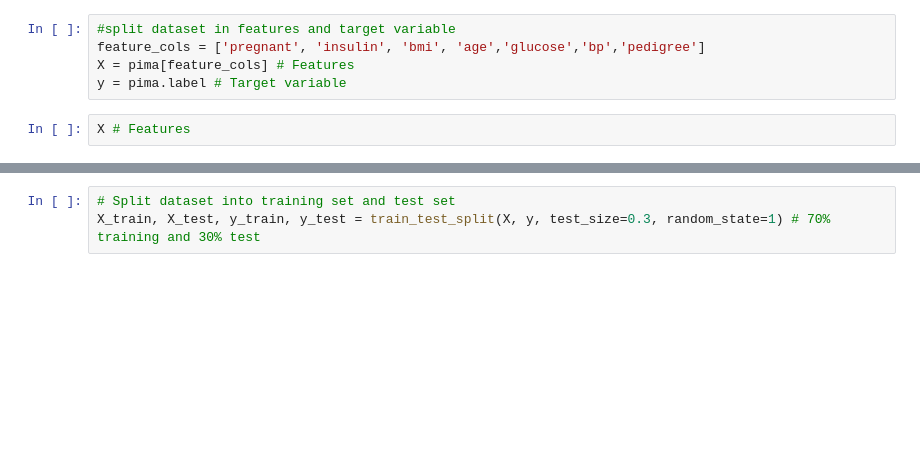
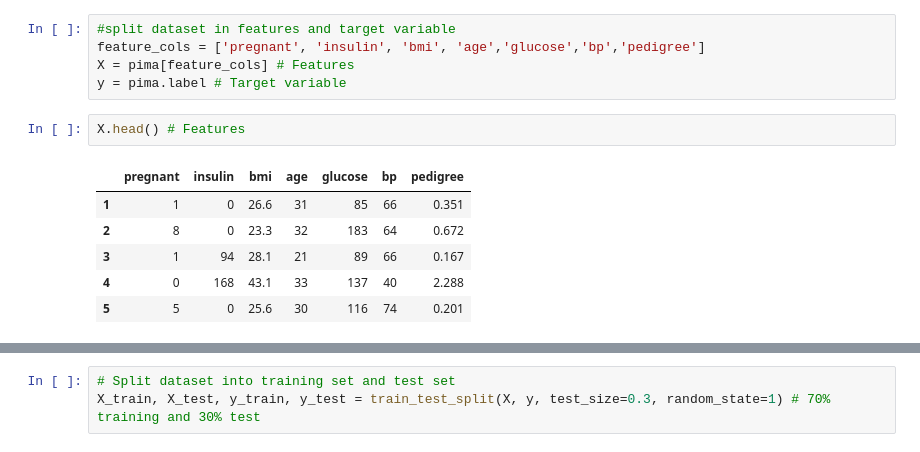
Before and after one commit to Kzis/decision-tree, a Jupyter notebook: tutorial/decision-tree.ipynb, the cells around one changed output, grey strips where cells are left out. Drawn from its saved outputs; the diff is of its cells as text; blank space fills up the shorter version.

```diff
--- a/tutorial/decision-tree.ipynb
+++ b/tutorial/decision-tree.ipynb
@@ -40,5 +55,12 @@ feature_cols = ['pregnant', 'insulin', 'bmi', 'age','glucose','bp','pedigree']
 X = pima[feature_cols] # Features
 y = pima.label # Target variable
 # %%
-X # Features
+X.head() # Features
+# %% [output]
+|  | pregnant | insulin | bmi | age | glucose | bp | pedigree |
+| 1 | 1 | 0 | 26.6 | 31 | 85 | 66 | 0.351 |
+| 2 | 8 | 0 | 23.3 | 32 | 183 | 64 | 0.672 |
+| 3 | 1 | 94 | 28.1 | 21 | 89 | 66 | 0.167 |
+| 4 | 0 | 168 | 43.1 | 33 | 137 | 40 | 2.288 |
+| 5 | 5 | 0 | 25.6 | 30 | 116 | 74 | 0.201 |
 # %%
```
Also changed, not shown: parts of 11 cells of this notebook, 1 other file.
